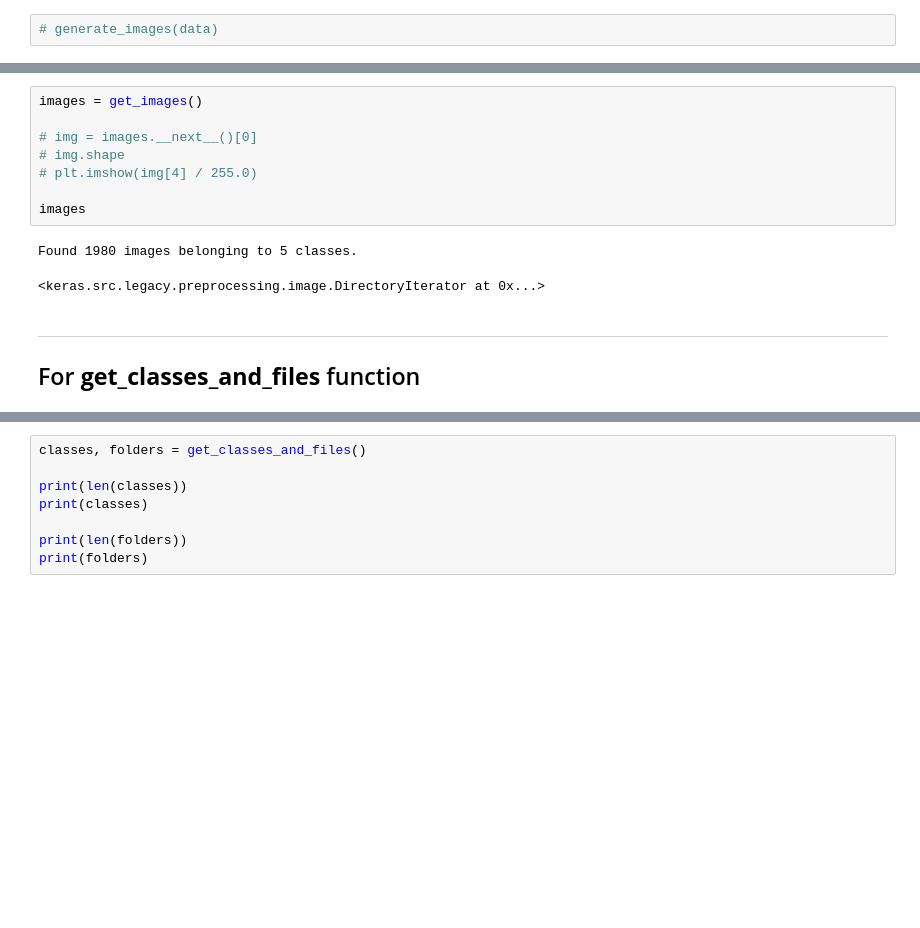
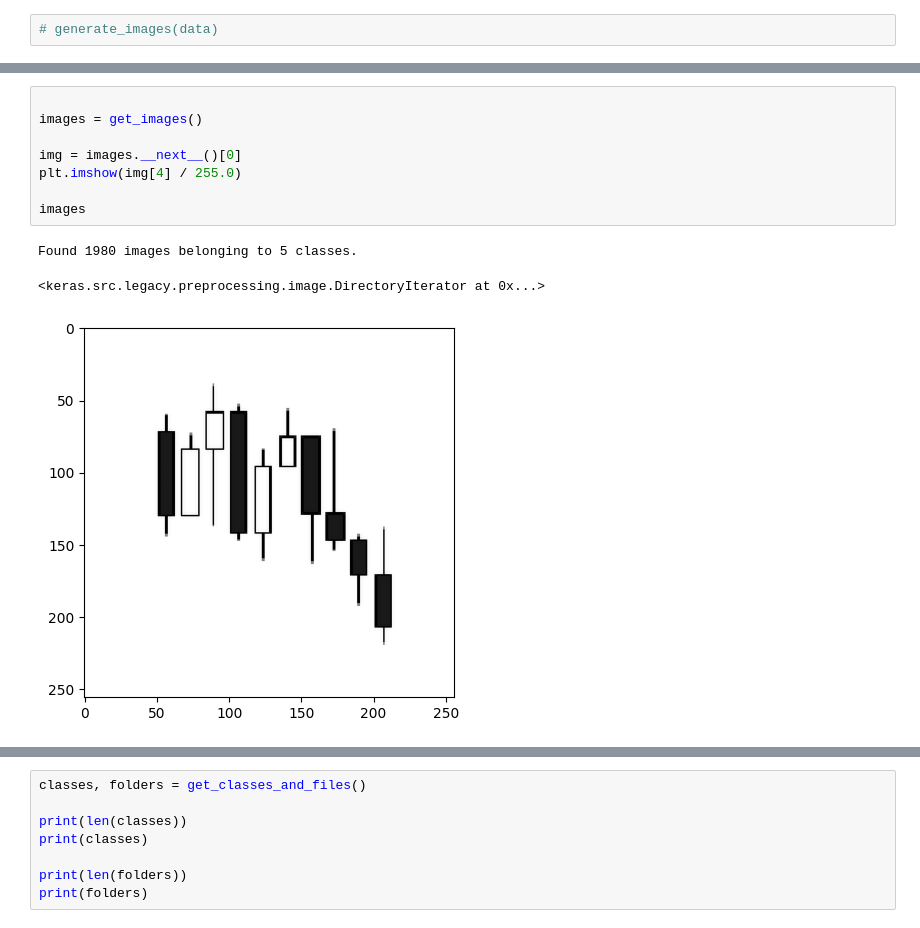
Before and after one commit to BoykoPetevBoev/Stock-Market-Prediction, a Jupyter notebook: src/models/cnn_v3/cnn_normalize.ipynb, the cells around one changed output, grey strips where cells are left out. Drawn from its saved outputs; the diff is of its cells as text; blank space fills up the shorter version.

```diff
--- a/src/models/cnn_v3/cnn_normalize.ipynb
+++ b/src/models/cnn_v3/cnn_normalize.ipynb
@@ -80,15 +119,12 @@ dtype: object
 # %%
+
 images = get_images()
 
-# img = images.__next__()[0]
-# img.shape
-# plt.imshow(img[4] / 255.0)
+img = images.__next__()[0]
+plt.imshow(img[4] / 255.0)
 
 images
 # %% [output]
 Found 1980 images belonging to 5 classes.
 <keras.src.legacy.preprocessing.image.DirectoryIterator at 0x...>
+[figure, added]
-# %% [markdown]
----
-
-## For **get_classes_and_files** function
```
Also changed, not shown: parts of 19 cells of this notebook, 1 other file.
